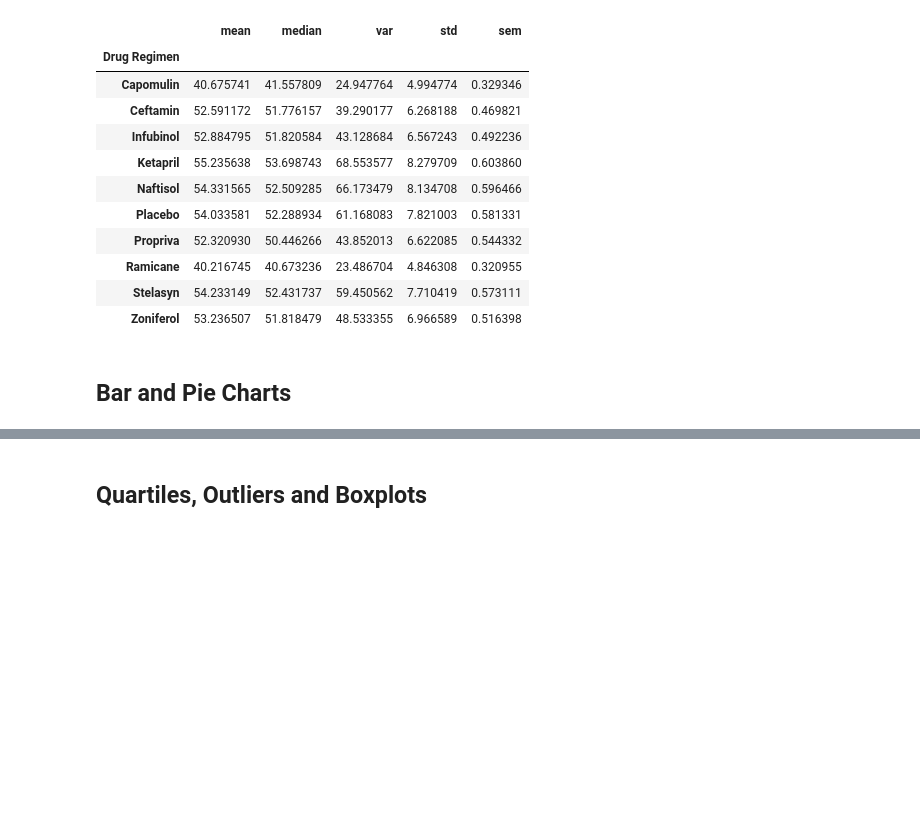
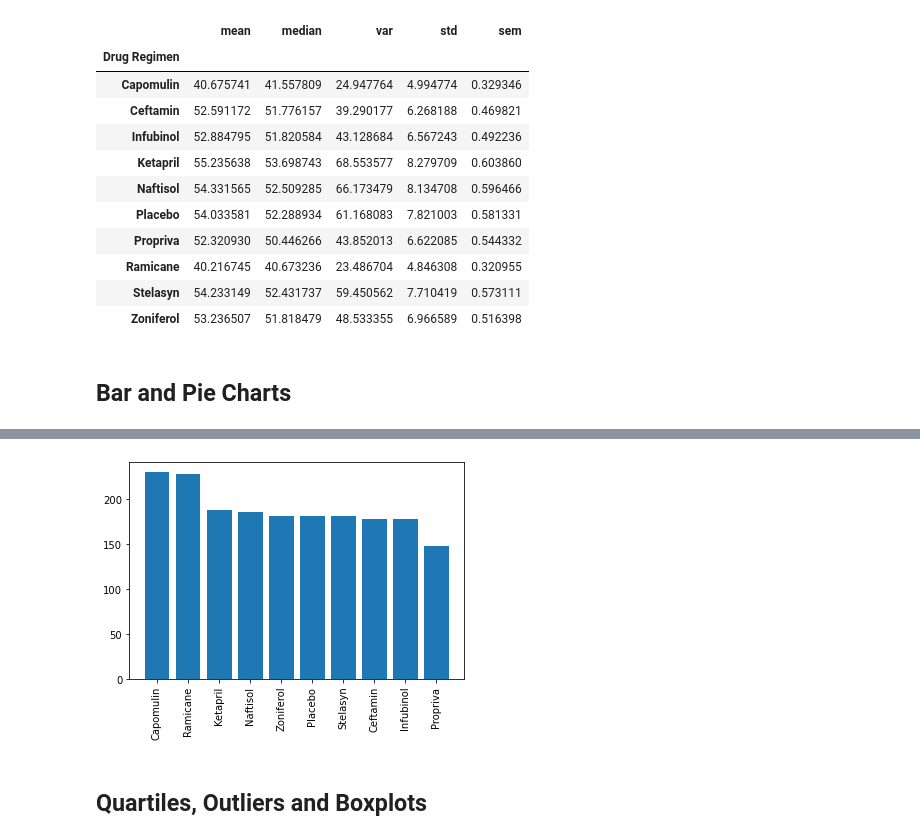
Before and after one commit to margoterudy/Pymaceuticals, a Jupyter notebook: Pymaceuticals/pymaceuticals_starter.ipynb, the cells around one changed output, grey strips where cells are left out. Drawn from its saved outputs; the diff is of its cells as text; code cells hidden in the pictures; blank space fills up the shorter version.

```diff
--- a/Pymaceuticals/pymaceuticals_starter.ipynb
+++ b/Pymaceuticals/pymaceuticals_starter.ipynb
@@ -152,5 +158,16 @@ pandas_timepoint = clean_mice_df.groupby(['Drug Regimen'])['Timepoint'].count()
 # %%
 # Generate a bar plot showing the total number of timepoints for all mice tested for each drug regimen using pyplot.
+
+pyplot_timepoint = pandas_timepoint.sort_values(ascending=False)
+plt.bar(pyplot_timepoint.index,pyplot_timepoint.values)
+
+# Rotate the x values
+plt.xticks(rotation='vertical') # this is to rotate the x values
+
+
+plt.show()
+# %% [output]
+[figure, added]
 # %%
 # Generate a pie plot showing the distribution of female versus male mice using Pandas
 # %%
```
Also changed, not shown: parts of 1 cell of this notebook.
